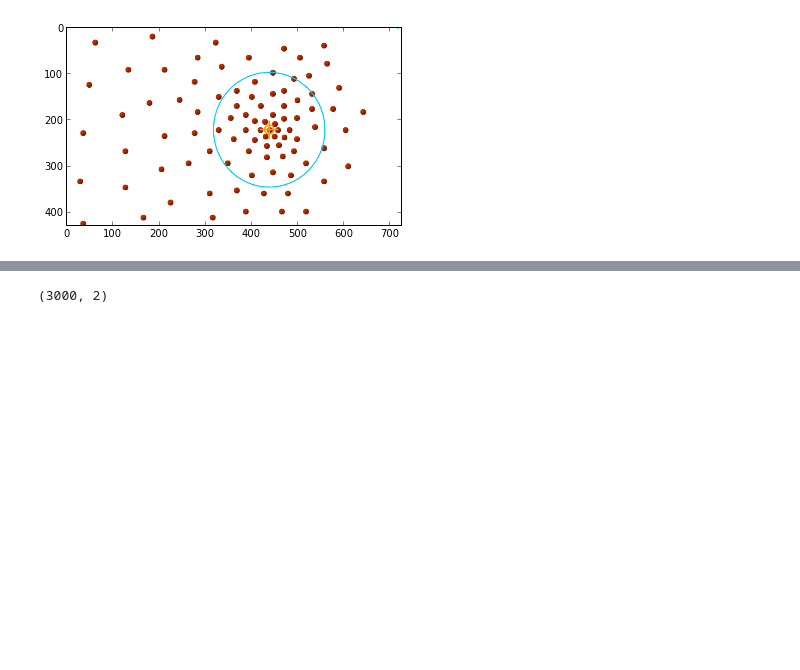
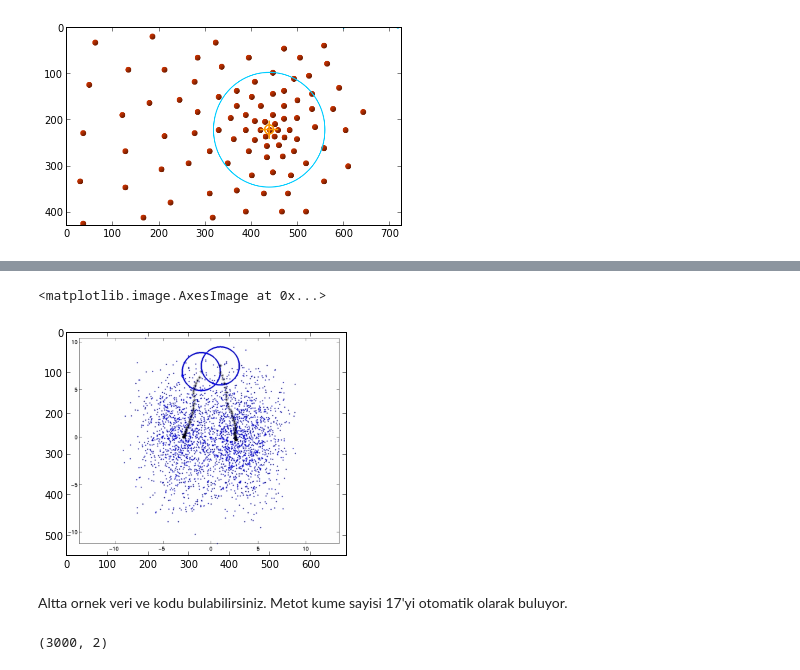
Before and after one commit to theparma/classnotes, a Jupyter notebook: app-math-tr/meanshift/meanshift.ipynb, the cells around one changed output, grey strips where cells are left out. Drawn from its saved outputs; the diff is of its cells as text; code cells hidden in the pictures; blank space fills up the shorter version.

```diff
--- a/app-math-tr/meanshift/meanshift.ipynb
+++ b/app-math-tr/meanshift/meanshift.ipynb
@@ -58,2 +88,10 @@ im=imread("mean_7.png"); imshow(im)
+# %%
+im=imread("start.png"); imshow(im)
+# %% [output]
+<matplotlib.image.AxesImage at 0x...>
+[figure, added]
+# %% [markdown]
+Altta ornek veri ve kodu bulabilirsiniz. Metot kume sayisi 17'yi otomatik
+olarak buluyor.
 # %%
 from pandas import *
```
Also changed, not shown: parts of 7 cells of this notebook, 5 other files.
